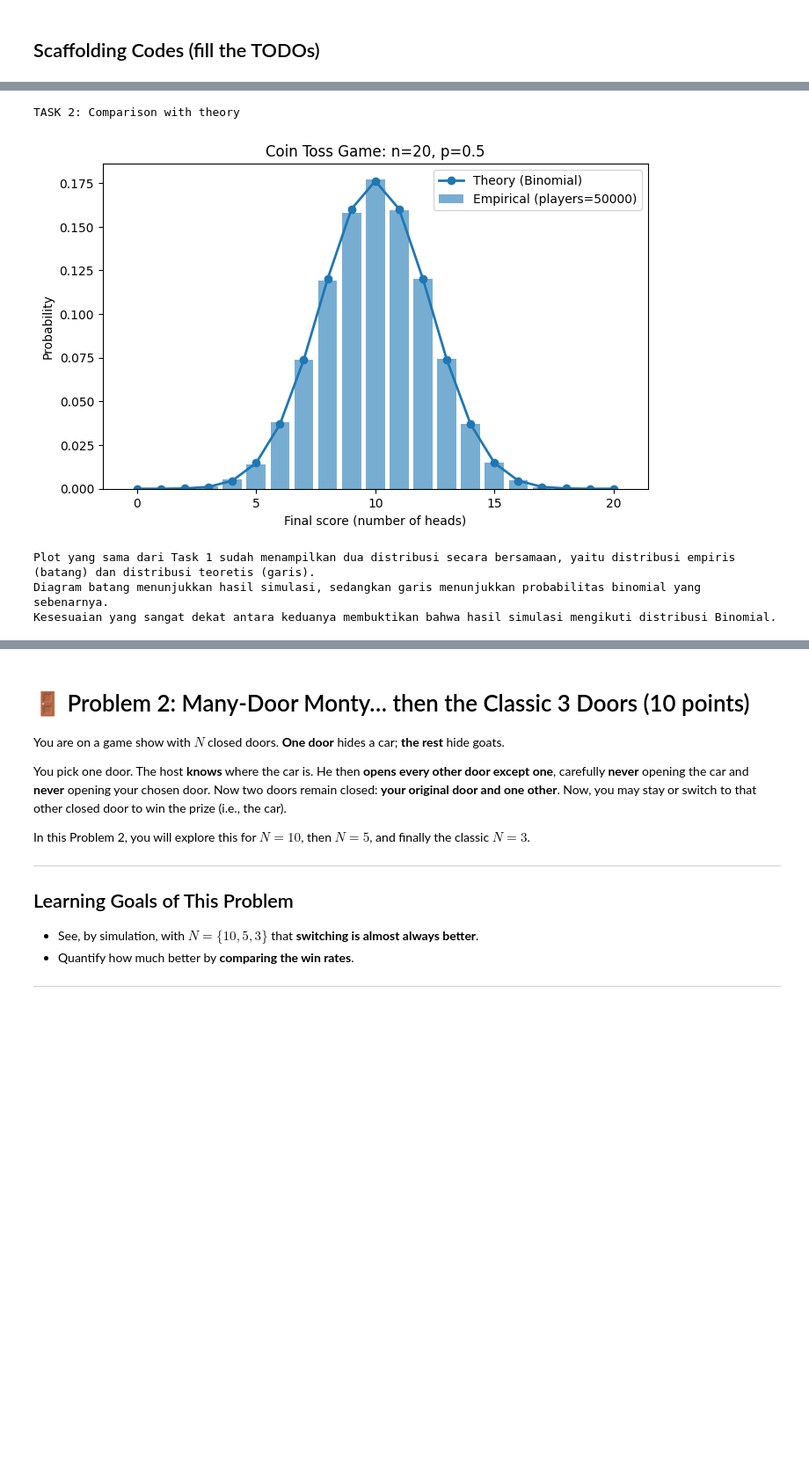
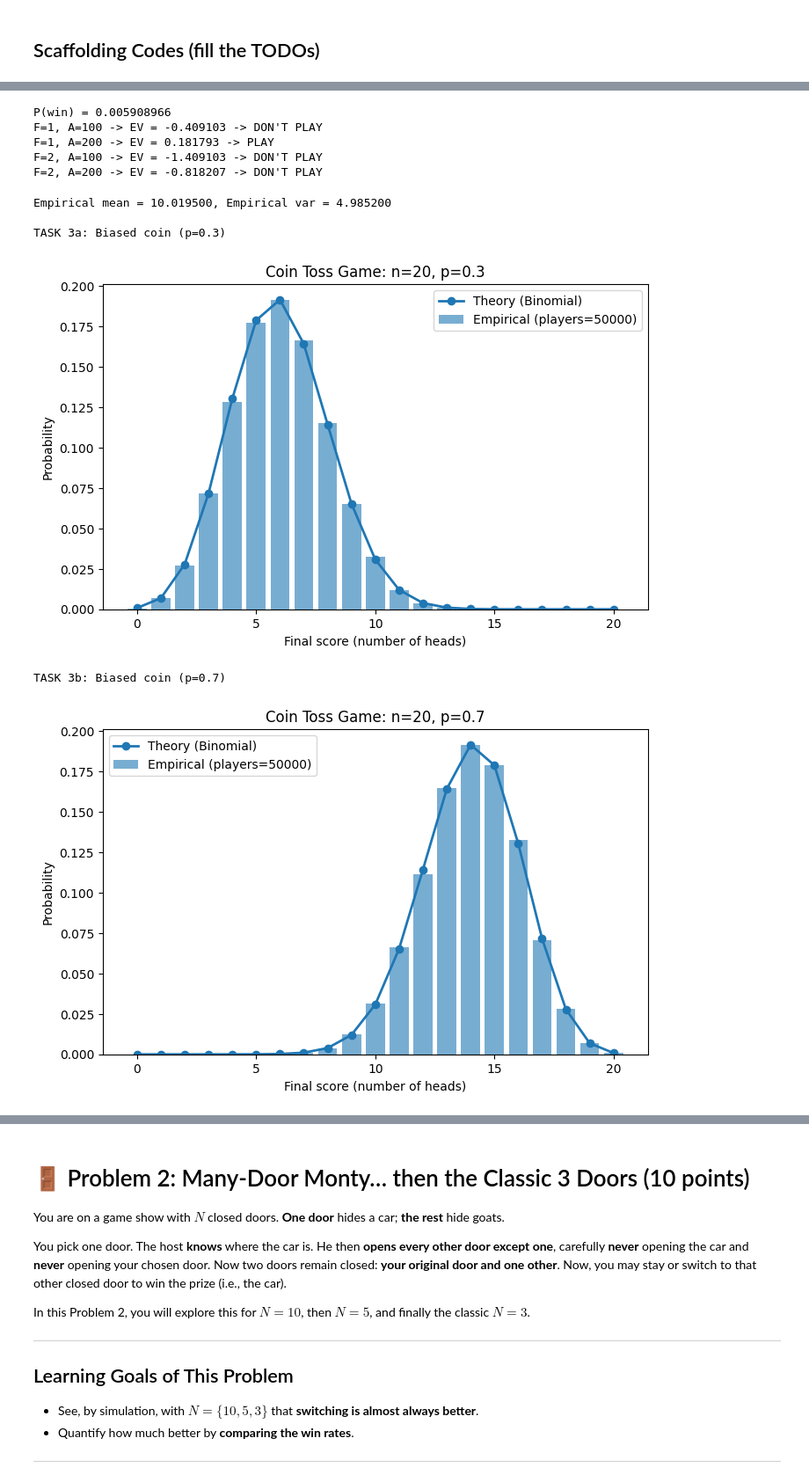
Before and after one commit to DarilRaf/tp1_statprob, a Jupyter notebook: StatProb_Coding_Task_2025_2026_First_Semester.ipynb, the cells around one changed output, grey strips where cells are left out. Shown at 88% size. Cells and saved outputs as stored; diff of their text form; code cells hidden in the pictures; blank space fills up the shorter version.

```diff
--- a/StatProb_Coding_Task_2025_2026_First_Semester.ipynb
+++ b/StatProb_Coding_Task_2025_2026_First_Semester.ipynb
@@ -153,20 +124,48 @@ TASK 1: Empirical vs Theoretical Distribution (Fair Coin)
-# %%
-print("TASK 2: Comparison with theory\n")
-plot_game(n=20, p=0.5, players=50_000)
-print("\nPlot yang sama dari Task 1 sudah menampilkan dua distribusi secara bersamaan, yaitu distribusi empiris (batang) dan distribusi teoretis (garis).")
-print("Diagram batang menunjukkan hasil simulasi, sedangkan garis menunjukkan probabilitas binomial yang sebenarnya.")
-print("Kesesuaian yang sangat dekat antara keduanya membuktikan bahwa hasil simulasi mengikuti distribusi Binomial.")
-# %% [output]
-TASK 2: Comparison with theory
-[figure, removed]
-Plot yang sama dari Task 1 sudah menampilkan dua distribusi secara bersamaan, yaitu distribusi empiris (batang) dan distribusi teoretis (garis).
-Diagram batang menunjukkan hasil simulasi, sedangkan garis menunjukkan probabilitas binomial yang sebenarnya.
-Kesesuaian yang sangat dekat antara keduanya membuktikan bahwa hasil simulasi mengikuti distribusi Binomial.
+# %%
+from math import comb
+
+def p_win_binom(n=20, p=0.5, k_min=16):
+    return sum(comb(n, k) * (p**k) * ((1-p)**(n-k)) for k in range(k_min, n+1))
+
+# Students define and document their own decision rule here.
+def decide(F, A, pwin):
+    # TODO 1: replace with your own rule & justification:
+    # return "PLAY" or "DON'T PLAY" based on Expected Profit
+    ev = (pwin * (A - F)) + ((1 - pwin) * (-F))
+    return "PLAY" if ev > 0 else "DON'T PLAY"
+
+# Compute the chance to win once; reuse it.
+pwin = p_win_binom(n=20, p=0.5, k_min=16)
+print(f"P(win) = {pwin:.9f}")
+
+for F, A in [(1,100), (1,200), (2,100), (2,200)]:
+    # Students compute whatever numbers they need here (e.g., EV or threshold)
+    # and then call decide(F, A, pwin).
+    ev = pwin * A - F
+    decision = decide(F, A, pwin)
+    print(f"F={F}, A={A} -> EV = {ev:.6f} -> {decision}")
+# %% [output]
+P(win) = 0.005908966
+F=1, A=100 -> EV = -0.409103 -> DON'T PLAY
+F=1, A=200 -> EV = 0.181793 -> PLAY
+F=2, A=100 -> EV = -1.409103 -> DON'T PLAY
+F=2, A=200 -> EV = -0.818207 -> DON'T PLAY
 # %%
-# TASK 3: Explore biased coins
+# TODO: Task 2: Analyze the distribution shape
+k_emp, pmf_emp = simulate_game(20, 0.5, 50_000)
+mean_emp = (k_emp * pmf_emp).sum()
+var_emp = ((k_emp - mean_emp)**2 * pmf_emp).sum()
+print(f"Empirical mean = {mean_emp:.6f}, Empirical var = {var_emp:.6f}")
 
 print("\nTASK 3a: Biased coin (p=0.3)")
 plot_game(n=20, p=0.3, players=50_000)
 
 print("\nTASK 3b: Biased coin (p=0.7)")
 plot_game(n=20, p=0.7, players=50_000)
+# %% [output]
+Empirical mean = 10.019500, Empirical var = 4.985200
+
+TASK 3a: Biased coin (p=0.3)
+[figure, added]
+TASK 3b: Biased coin (p=0.7)
+[figure, added]
```
Also changed, not shown: parts of 8 cells of this notebook.
